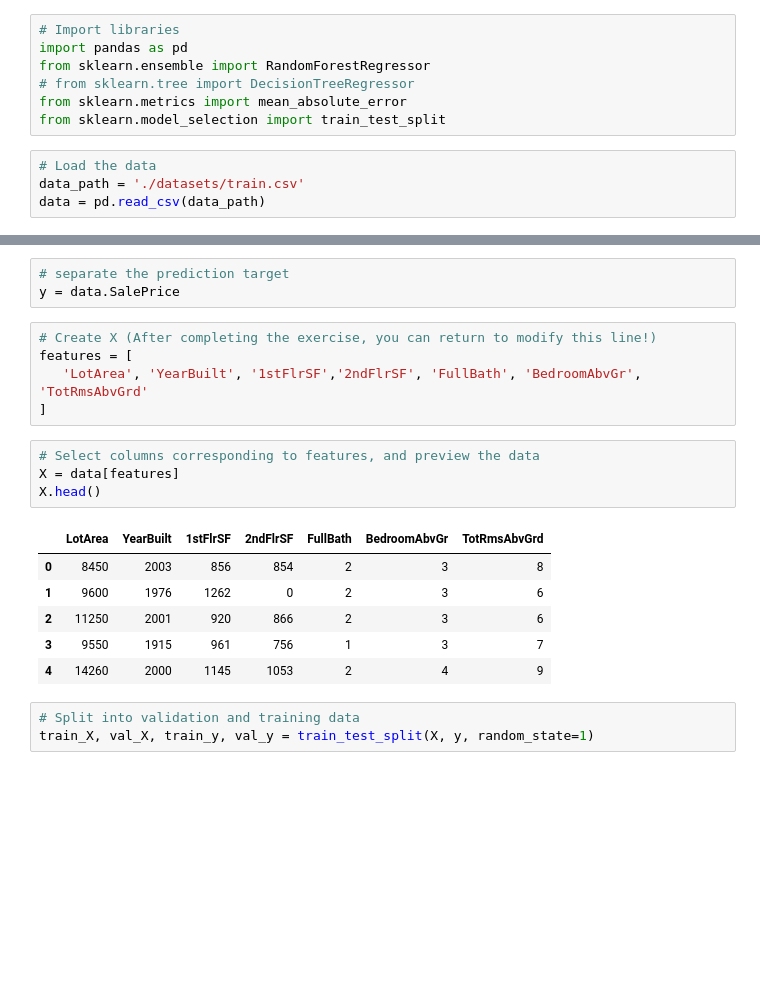
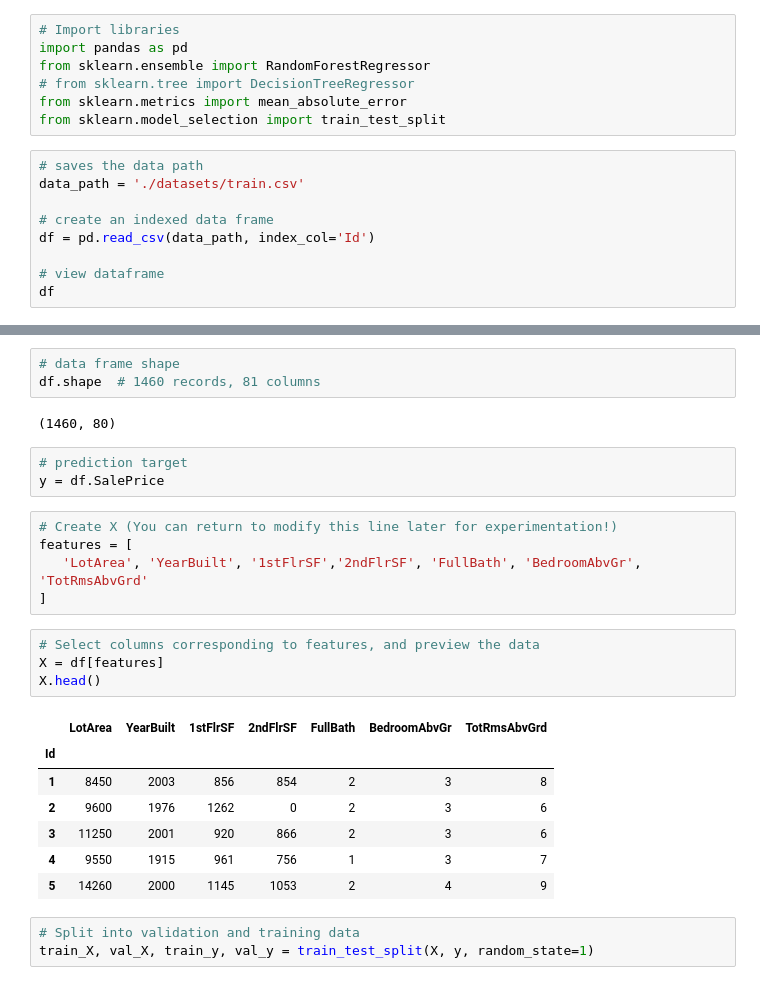
Before and after one commit to sheygs/house-price-prediction, a Jupyter notebook: house_price_prediction.ipynb, the cells around one changed output, grey strips where cells are left out. Drawn from its saved outputs; the diff is of its cells as text; blank space fills up the shorter version.

```diff
--- a/house_price_prediction.ipynb
+++ b/house_price_prediction.ipynb
@@ -6,6 +6,11 @@ from sklearn.ensemble import RandomForestRegressor
 from sklearn.metrics import mean_absolute_error
 from sklearn.model_selection import train_test_split
 # %%
-# Load the data
+# saves the data path
 data_path = './datasets/train.csv'
-data = pd.read_csv(data_path)
+
+# create an indexed data frame
+df = pd.read_csv(data_path, index_col='Id')
+
+# view dataframe
+df
@@ -12,22 +32,28 @@ data = pd.read_csv(data_path)
+# %%
+# data frame shape
+df.shape  # 1460 records, 81 columns
+# %% [output]
+(1460, 80)
 # %%
-# separate the prediction target
-y = data.SalePrice
+# prediction target
+y = df.SalePrice
 # %%
-# Create X (After completing the exercise, you can return to modify this line!)
+# Create X (You can return to modify this line later for experimentation!)
 features = [
    'LotArea', 'YearBuilt', '1stFlrSF','2ndFlrSF', 'FullBath', 'BedroomAbvGr', 'TotRmsAbvGrd'
 ]
 # %%
 # Select columns corresponding to features, and preview the data
-X = data[features]
+X = df[features]
 X.head()
 # %% [output]
 |  | LotArea | YearBuilt | 1stFlrSF | 2ndFlrSF | FullBath | BedroomAbvGr | TotRmsAbvGrd |
-| 0 | 8450 | 2003 | 856 | 854 | 2 | 3 | 8 |
-| 1 | 9600 | 1976 | 1262 | 0 | 2 | 3 | 6 |
-| 2 | 11250 | 2001 | 920 | 866 | 2 | 3 | 6 |
-| 3 | 9550 | 1915 | 961 | 756 | 1 | 3 | 7 |
-| 4 | 14260 | 2000 | 1145 | 1053 | 2 | 4 | 9 |
+| Id |  |  |  |  |  |  |  |
+| 1 | 8450 | 2003 | 856 | 854 | 2 | 3 | 8 |
+| 2 | 9600 | 1976 | 1262 | 0 | 2 | 3 | 6 |
+| 3 | 11250 | 2001 | 920 | 866 | 2 | 3 | 6 |
+| 4 | 9550 | 1915 | 961 | 756 | 1 | 3 | 7 |
+| 5 | 14260 | 2000 | 1145 | 1053 | 2 | 4 | 9 |
 # %%
 # Split into validation and training data
 train_X, val_X, train_y, val_y = train_test_split(X, y, random_state=1)
```
Also changed, not shown: parts of 9 cells of this notebook, 1 other file.
